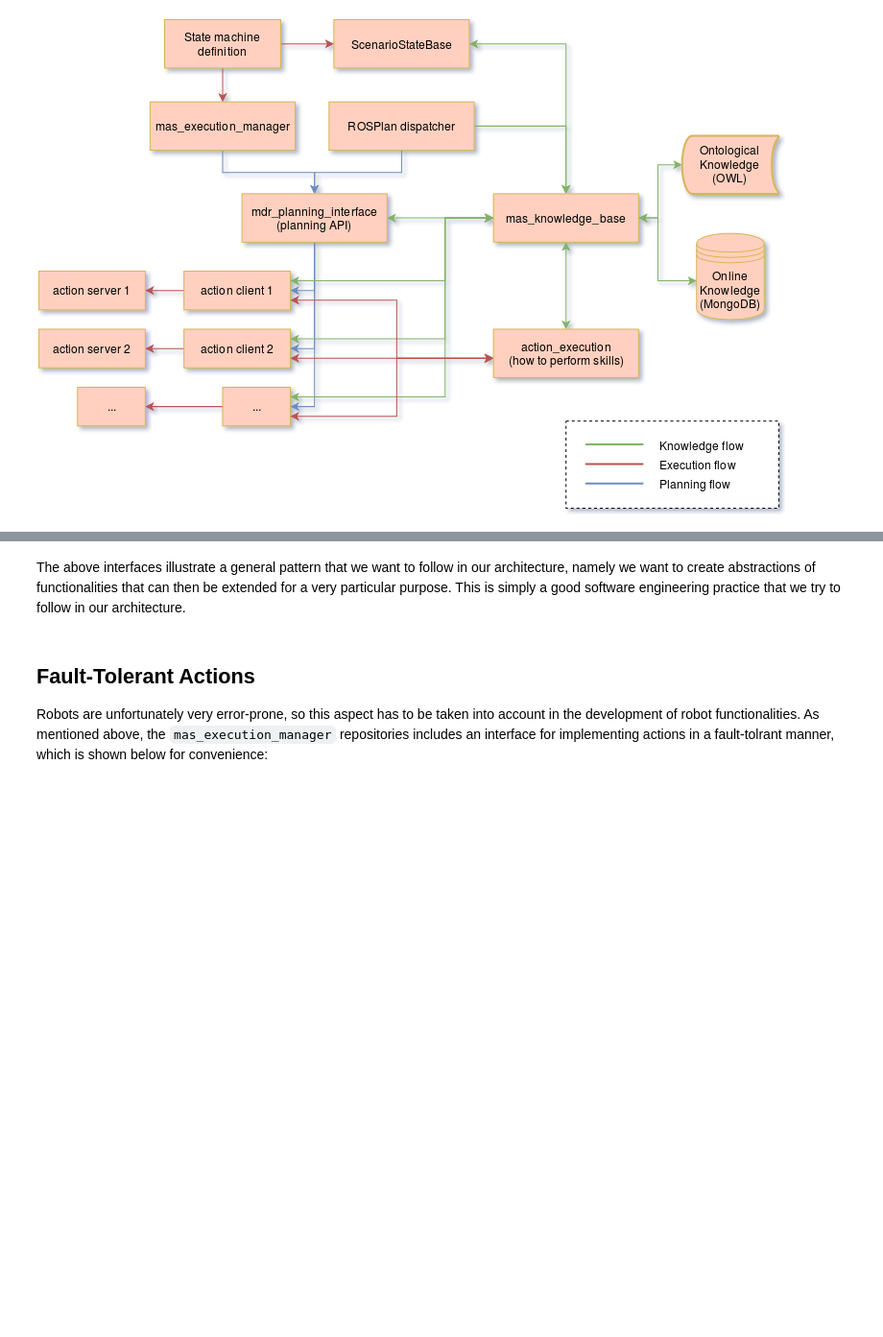
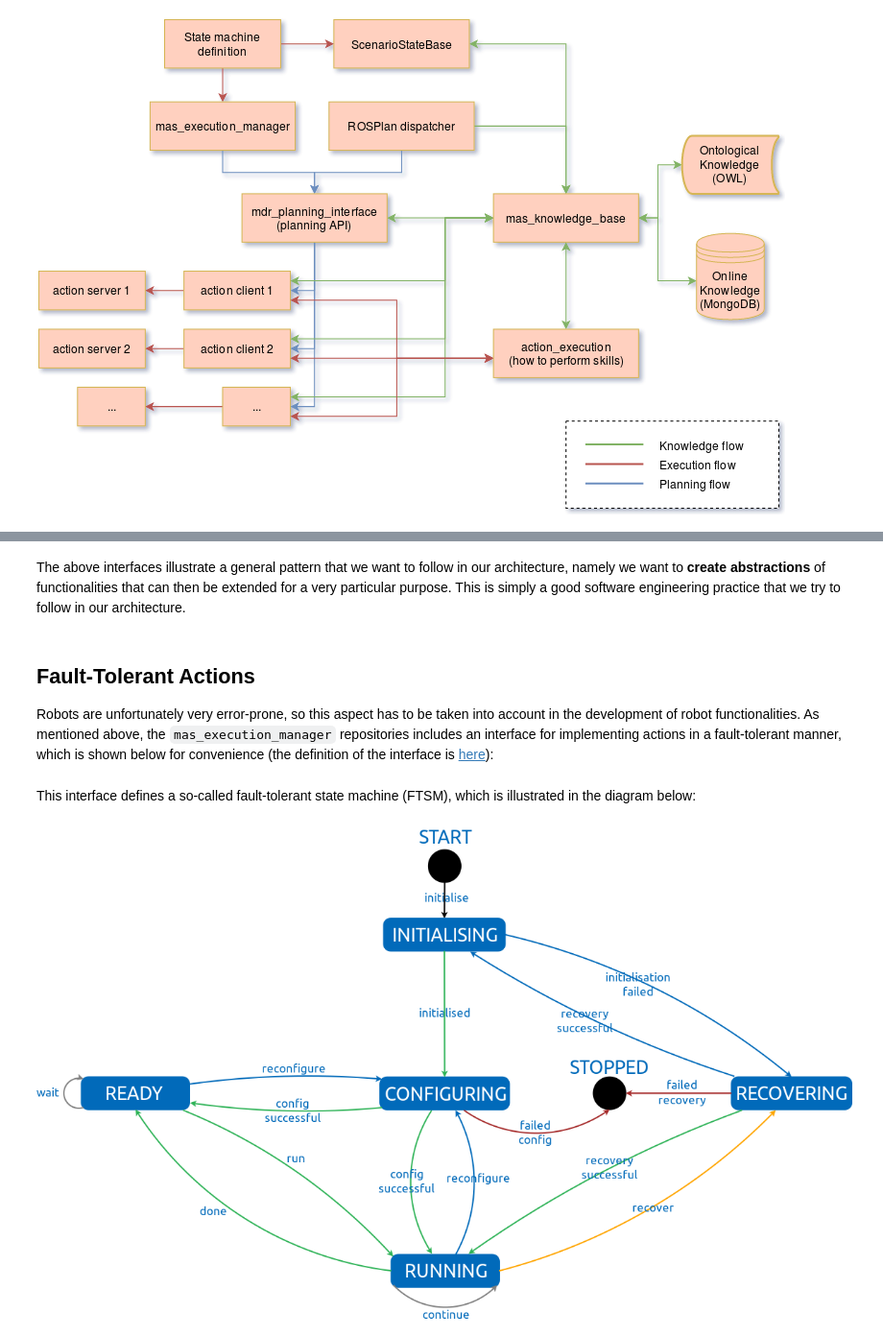
Before and after one commit to b-it-bots/mas_tutorials, a Jupyter notebook: domestic_robotics/architecture.ipynb, the cells around one changed output, grey strips where cells are left out. Shown: that part at 96% size. Cells and saved outputs as stored; diff of their text form; code cells hidden in the pictures; blank space fills up the shorter version.

Commit message:
I've added everything I wanted to the architecture tutorial

```diff
--- a/domestic_robotics/architecture.ipynb
+++ b/domestic_robotics/architecture.ipynb
@@ -238,11 +239,11 @@ class ActionClientBase(object):
 
         self.feedback_pub.publish(msg)
 # %% [markdown]
-The above interfaces illustrate a general pattern that we want to follow in our architecture, namely we want to create abstractions of functionalities that can then be extended for a very particular purpose. This is simply a good software engineering practice that we try to follow in our architecture.
+The above interfaces illustrate a general pattern that we want to follow in our architecture, namely we want to **create abstractions** of functionalities that can then be extended for a very particular purpose. This is simply a good software engineering practice that we try to follow in our architecture.
 # %% [markdown]
 ## Fault-Tolerant Actions
 
-Robots are unfortunately very error-prone, so this aspect has to be taken into account in the development of robot functionalities. As mentioned above, the `mas_execution_manager` repositories includes an interface for implementing actions in a fault-tolrant manner, which is shown below for convenience:
+Robots are unfortunately very error-prone, so this aspect has to be taken into account in the development of robot functionalities. As mentioned above, the `mas_execution_manager` repositories includes an interface for implementing actions in a fault-tolerant manner, which is shown below for convenience (the definition of the interface is [here](https://github.com/b-it-bots/mas_execution_manager/blob/master/common/mas_execution/action_sm_base.py)):
 # %%
 from abc import abstractmethod
 from pyftsm.ftsm import FTSM, FTSMTransitions
@@ -279,4 +280,10 @@ class ActionSMBase(FTSM):
     @abstractmethod
     def set_result(self, success):
         pass
+# %% [markdown]
+This interface defines a so-called fault-tolerant state machine (FTSM), which is illustrated in the diagram below:
+# %%
+IPython.core.display.Image('https://raw.githubusercontent.com/b-it-bots/ftsm/master/docs/figures/fault_tolerant_state_machine.png', embed=True)
+# %% [output]
+[figure, added]
 # %% [markdown]
```
Also changed, not shown: parts of 34 cells of this notebook, 1 other file.
